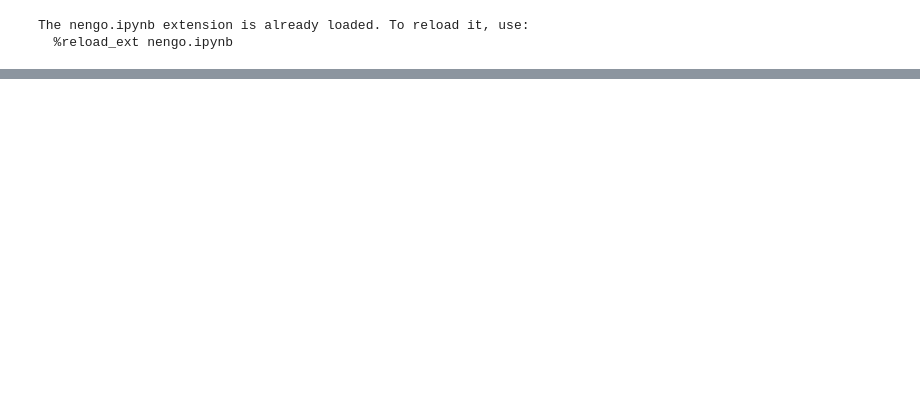
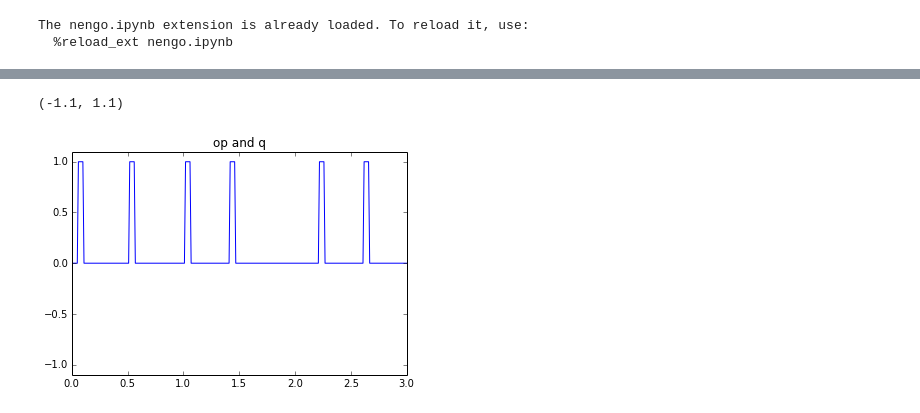
Before and after one commit to Seanny123/counting_to_addition, a Jupyter notebook: hard_env_test.ipynb, the cells around one changed output, grey strips where cells are left out. Saved outputs shown, nothing was run; the diff lists cells and outputs as text; code cells hidden in the pictures; blank space fills up the shorter version.

```diff
--- a/hard_env_test.ipynb
+++ b/hard_env_test.ipynb
@@ -115,0 +246,8 @@ what
+# %%
+plt.figure()
+plt.title("op and q")
+plt.plot(t, sim.data[p_op])
+plt.ylim(-1.1, 1.1)
+# %% [output]
+(-1.1, 1.1)
+[figure, added]
```
Also changed, not shown: parts of 8 cells of this notebook, 7 other files.
